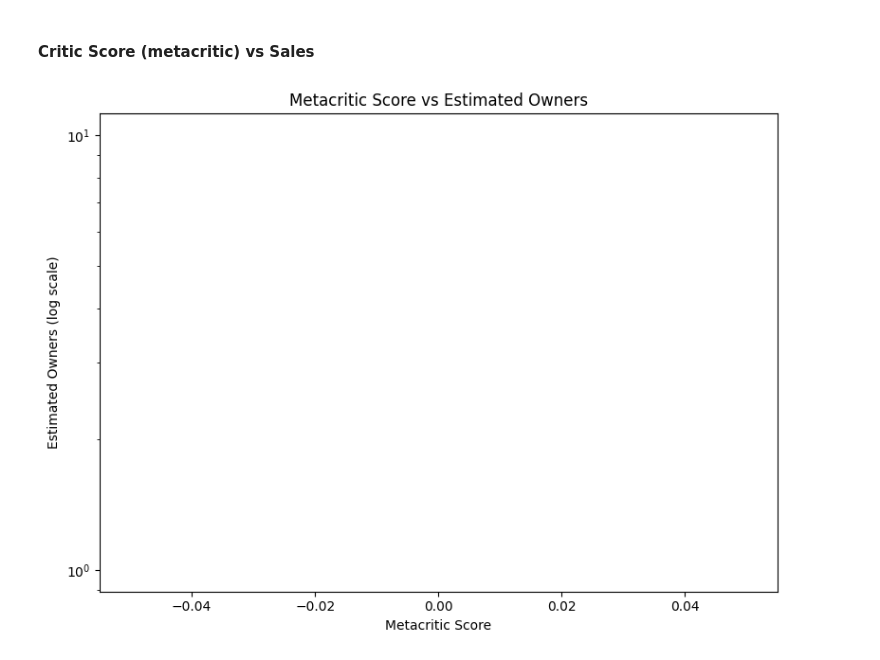
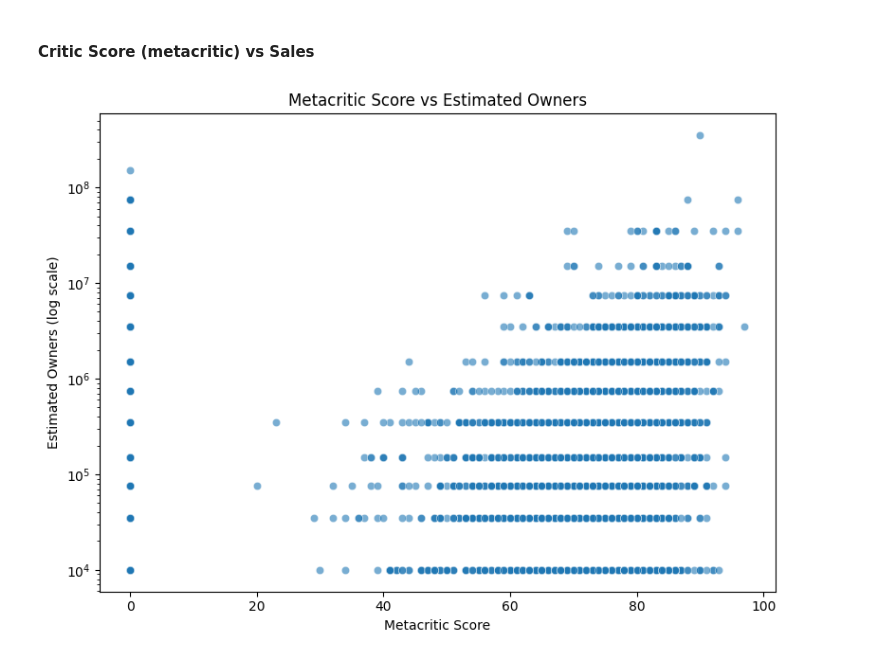
Before and after one commit to Mahanidhii/EDA-Case-Studies, a Jupyter notebook: Video Game Reviews Analysis/analysis.ipynb, the cells around one changed output. Saved outputs shown, nothing was run; the diff lists cells and outputs as text; code cells hidden in the pictures.

Commit message:
feat: Critic Score VS Estimated Owners

```diff
--- a/Video Game Reviews Analysis/analysis.ipynb
+++ b/Video Game Reviews Analysis/analysis.ipynb
@@ -385,14 +385,14 @@ publishers
 #### Critic Score (metacritic) vs Sales
 # %%
 plt.figure(figsize=(8,6))
-sub = df.dropna(subset=['metacritic_score','estimated_owners'])
-sns.scatterplot(data=sub, x='metacritic_score', y='estimated_owners', alpha=0.6)
+sub = df.dropna(subset=['metacritic_score','avg_owners'])
+sns.scatterplot(data=sub, x='metacritic_score', y='avg_owners', alpha=0.6)
 plt.yscale('log')
 plt.title("Metacritic Score vs Estimated Owners")
 plt.xlabel("Metacritic Score")
 plt.ylabel("Estimated Owners (log scale)")
 plt.tight_layout()
 plt.savefig(fig_dir/"q3_meta_vs_owners.png")
 plt.show()
 # %% [output]
-[figure, old version]
+[figure, new version]
```
Also changed, not shown: 2 other files.
